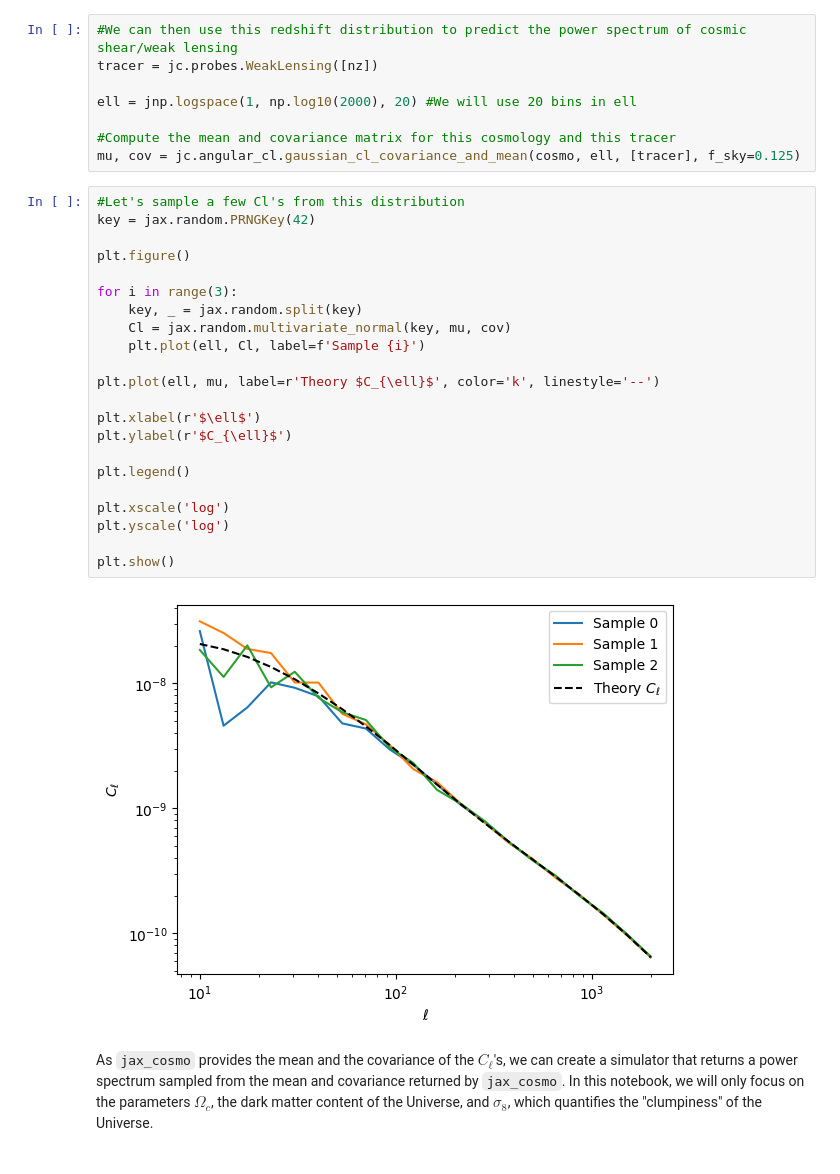
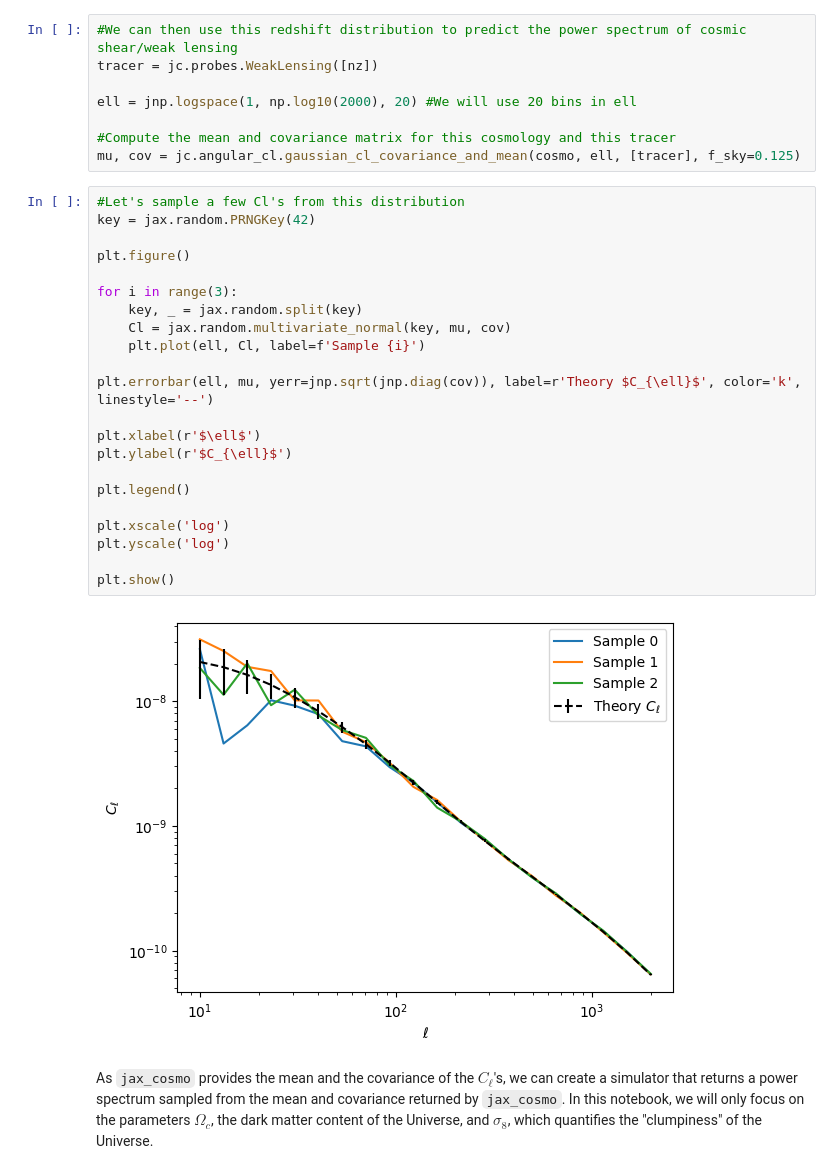
Before and after one commit to sachaguer/tutorials, a Jupyter notebook: notebooks/1mois_1labo_sbi.ipynb, the cells around one changed output. Drawn from its saved outputs; the diff is of its cells as text.

```diff
--- a/notebooks/1mois_1labo_sbi.ipynb
+++ b/notebooks/1mois_1labo_sbi.ipynb
@@ -686,27 +692,27 @@ mu, cov = jc.angular_cl.gaussian_cl_covariance_and_mean(cosmo, ell, [tracer], f_
 # %%
 #Let's sample a few Cl's from this distribution
 key = jax.random.PRNGKey(42)
 
 plt.figure()
 
 for i in range(3):
     key, _ = jax.random.split(key)
     Cl = jax.random.multivariate_normal(key, mu, cov)
     plt.plot(ell, Cl, label=f'Sample {i}')
 
-plt.plot(ell, mu, label=r'Theory $C_{\ell}$', color='k', linestyle='--')
+plt.errorbar(ell, mu, yerr=jnp.sqrt(jnp.diag(cov)), label=r'Theory $C_{\ell}$', color='k', linestyle='--')
 
 plt.xlabel(r'$\ell$')
 plt.ylabel(r'$C_{\ell}$')
 
 plt.legend()
 
 plt.xscale('log')
 plt.yscale('log')
 
 plt.show()
 # %% [output]
-[figure, old version]
+[figure, new version]
 # %% [markdown]
 As `jax_cosmo` provides the mean and the covariance of the $C_{\ell}$'s, we can create a simulator that returns a power spectrum sampled from the mean and covariance returned by `jax_cosmo`. In this notebook, we will only focus on the parameters $\Omega_c$, the dark matter content of the Universe, and $\sigma_8$, which quantifies the "clumpiness" of the Universe.
 # %%
```
Also changed, not shown: parts of 23 cells of this notebook.
